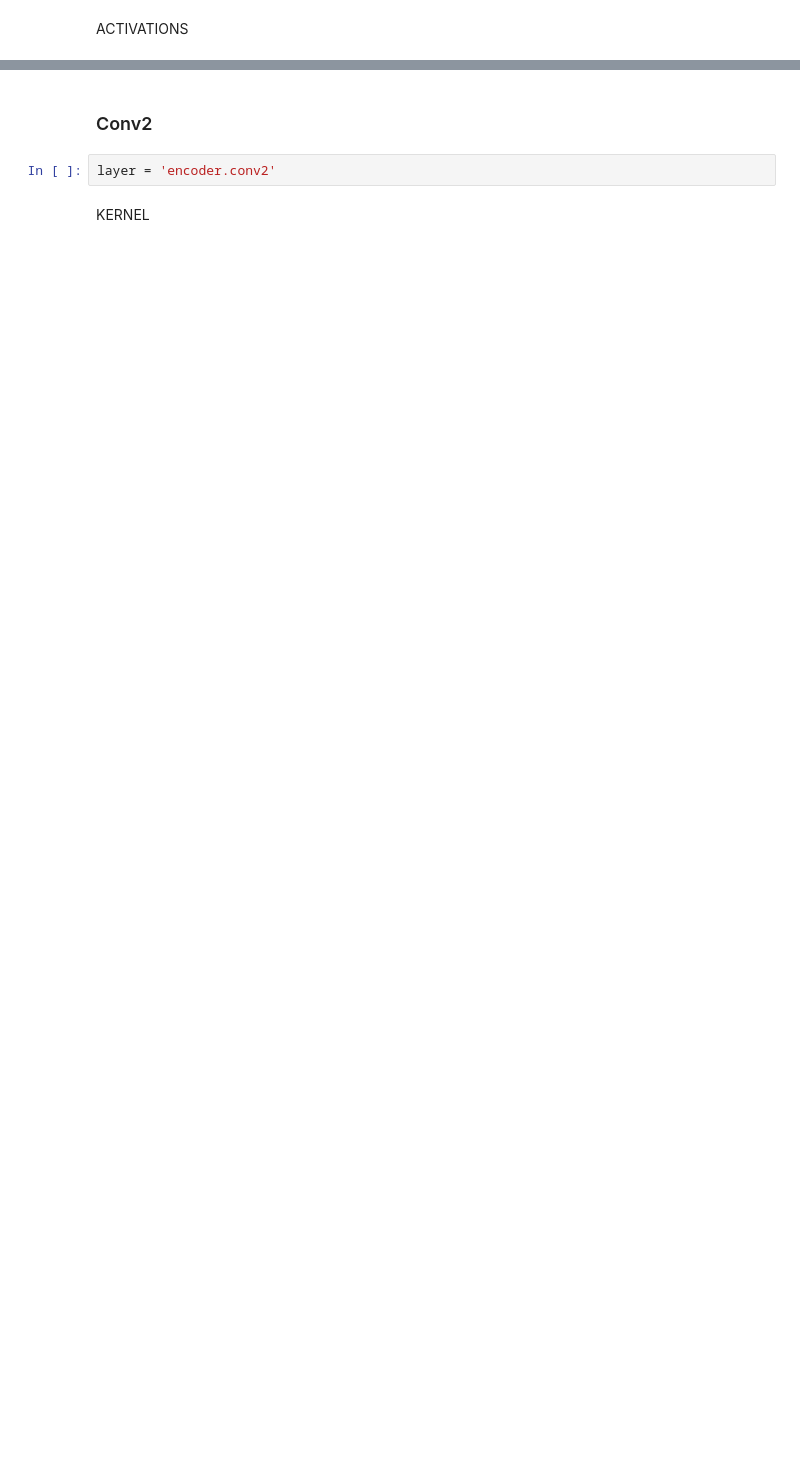
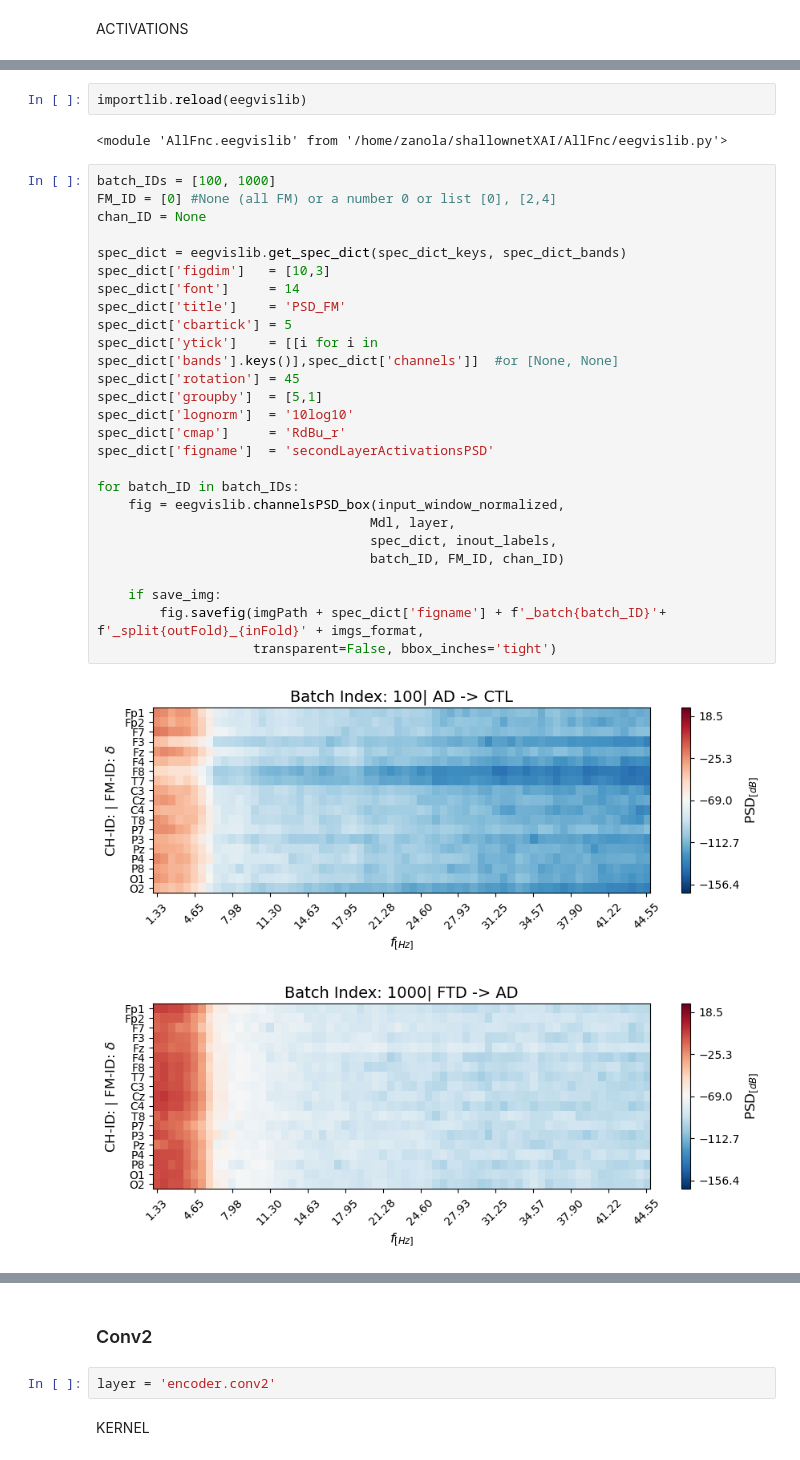
Before and after one commit to MedMaxLab/shallownetXAI, a Jupyter notebook: ModelVisualization.ipynb, the cells around one changed output, grey strips where cells are left out. Drawn from its saved outputs; the diff is of its cells as text; blank space fills up the shorter version.

```diff
--- a/ModelVisualization.ipynb
+++ b/ModelVisualization.ipynb
@@ -497,3 +541,36 @@ for batch_ID in batch_IDs:
+# %%
+importlib.reload(eegvislib)
+# %% [output]
+<module 'AllFnc.eegvislib' from '/home/zanola/shallownetXAI/AllFnc/eegvislib.py'>
+# %%
+batch_IDs = [100, 1000]
+FM_ID = [0] #None (all FM) or a number 0 or list [0], [2,4]
+chan_ID = None
+
+spec_dict = eegvislib.get_spec_dict(spec_dict_keys, spec_dict_bands)
+spec_dict['figdim']   = [10,3]
+spec_dict['font']     = 14
+spec_dict['title']    = 'PSD_FM'
+spec_dict['cbartick'] = 5
+spec_dict['ytick']    = [[i for i in spec_dict['bands'].keys()],spec_dict['channels']]  #or [None, None]
+spec_dict['rotation'] = 45
+spec_dict['groupby']  = [5,1]
+spec_dict['lognorm']  = '10log10'
+spec_dict['cmap']     = 'RdBu_r'
+spec_dict['figname']  = 'secondLayerActivationsPSD'
+
+for batch_ID in batch_IDs:
+    fig = eegvislib.channelsPSD_box(input_window_normalized,
+                                   Mdl, layer,
+                                   spec_dict, inout_labels,
+                                   batch_ID, FM_ID, chan_ID)
+
+    if save_img:
+        fig.savefig(imgPath + spec_dict['figname'] + f'_batch{batch_ID}'+ f'_split{outFold}_{inFold}' + imgs_format,
+                    transparent=False, bbox_inches='tight')
+# %% [output]
+[figure, added]
+[figure, added]
 # %%
 batch_IDs = [100, 1000]
 FM_ID     = [3] #None (all FM) or a number 0 or list [0], [2,4]
```
Also changed, not shown: parts of 14 cells of this notebook, 1 other file.
